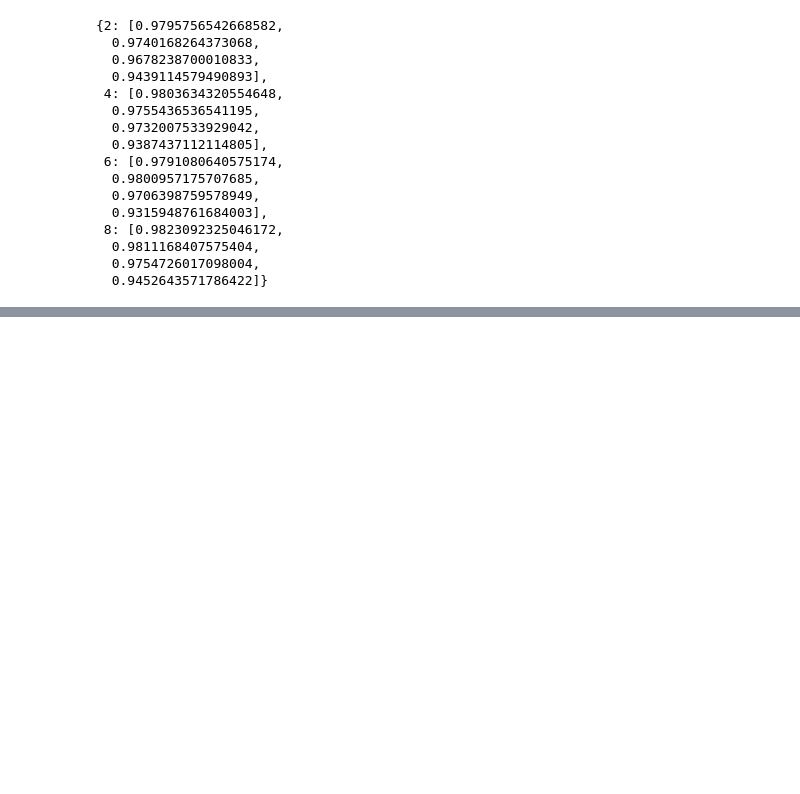
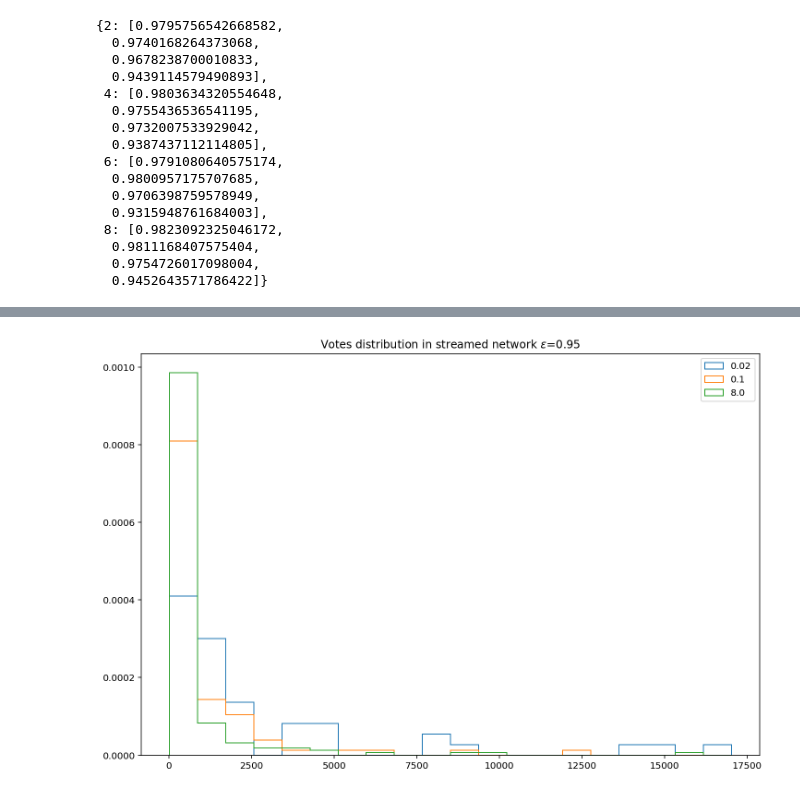
Before and after one commit to jrybicki-jsc/smms, a Jupyter notebook: graphla/newcluster_results.ipynb, the cells around one changed output, grey strips where cells are left out. Drawn from its saved outputs; the diff is of its cells as text; code cells hidden in the pictures; blank space fills up the shorter version.

```diff
--- a/graphla/newcluster_results.ipynb
+++ b/graphla/newcluster_results.ipynb
@@ -539,0 +511,15 @@ dic_s
+# %%
+gam = 0.95
+plt.figure(figsize=(12,8))
+plt.title(f"Votes distribution in streamed network $\epsilon$={gam}")
+bi = []
+for siz in [0.02, 0.1, 8.0]:
+    vo = list(map(sum, streamed_net[siz][gam].values()))
+    if any(bi):
+        n, bi, pat = plt.hist(vo,bins=bi, density=True, histtype='step', label=f"{siz}");
+    else:
+        n, bi, pat = plt.hist(vo,bins=20, density=True, histtype='step', label=f"{siz}");
+
+plt.legend();
+# %% [output]
+[figure, added]
```
Also changed, not shown: parts of 38 cells of this notebook.
